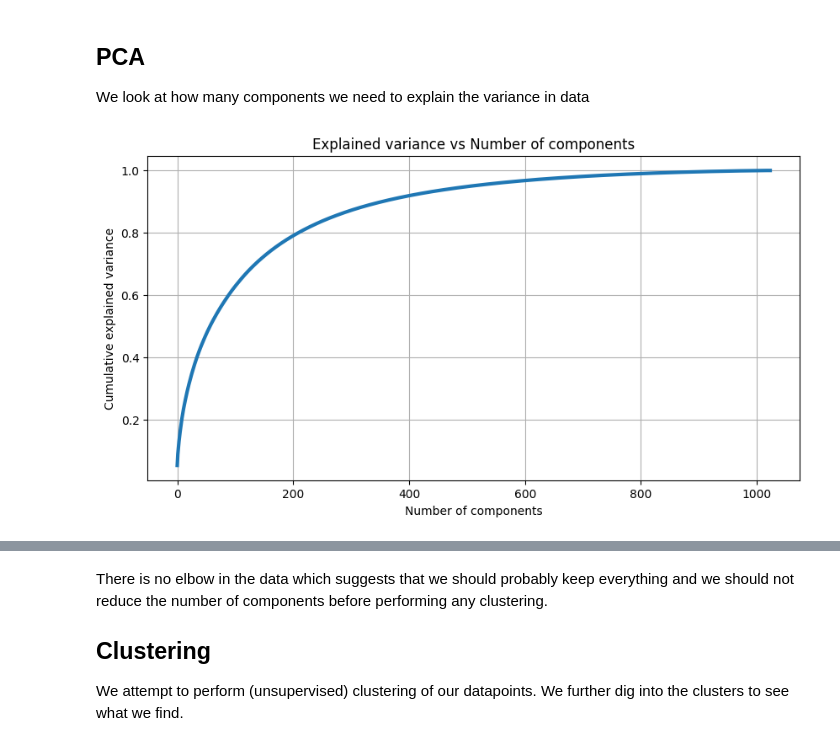
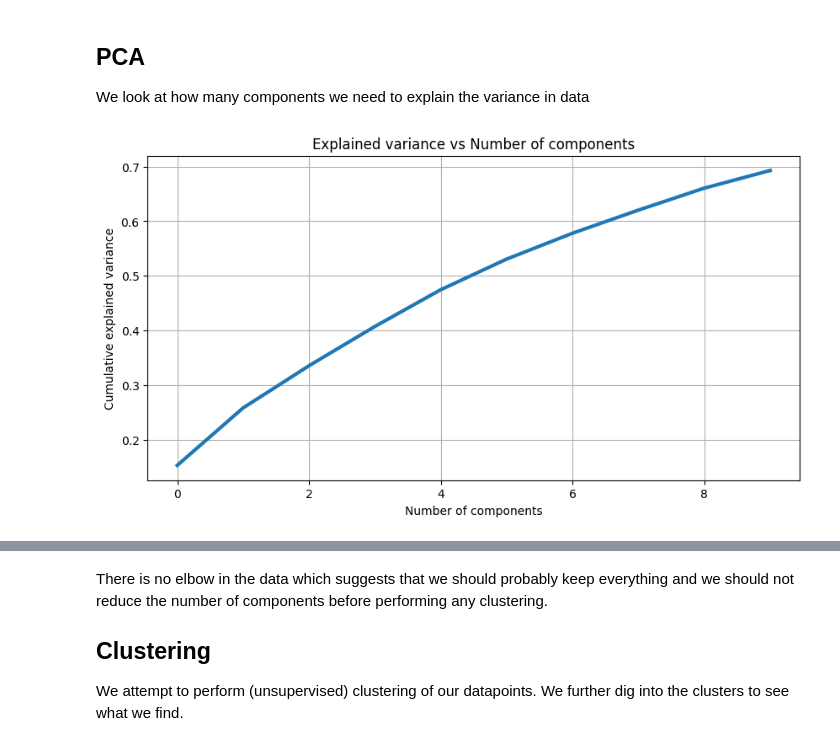
Before and after one commit to sarashs/Exploratory, a Jupyter notebook: FPGA_code_DB.ipynb, the cells around one changed output, grey strips where cells are left out. Drawn from its saved outputs; the diff is of its cells as text; code cells hidden in the pictures.

```diff
--- a/FPGA_code_DB.ipynb
+++ b/FPGA_code_DB.ipynb
@@ -45,28 +42,30 @@ We look at how many components we need to explain the variance in data
 # %%
 import numpy as np
 import matplotlib.pyplot as plt
 from sklearn.decomposition import PCA
+from sklearn.cluster import KMeans
 
-with np.load('sample_verilog_10000_code_sage_small.npz', allow_pickle=True) as data:
-    embeddings = data['code_sage_small']
+with np.load('sample_verilog_ast_cleaned_10000_code_sage_small.npz', allow_pickle=True) as data:
+    embeddings = data['code_sage_small'] # data['bge_embeddings']
+    texts = data['texts']
 
 # Running PCA from 1 to n components
 pca = PCA(n_components=embeddings.shape[1])
 pca.fit(embeddings)
 
 # The amount of variance that each PC explains
 variance = pca.explained_variance_ratio_
 
 # The cumulative variance explained by the PCs
 cumulative_variance = np.cumsum(variance)
 
 # Plotting the cumulative variance against the number of components
 plt.figure(figsize=(10, 5))
-plt.plot(cumulative_variance, lw=3)
+plt.plot(cumulative_variance[:10], lw=3)
 plt.xlabel('Number of components')
 plt.ylabel('Cumulative explained variance')
 plt.title('Explained variance vs Number of components')
 plt.grid(True)
 plt.show()
 # %% [output]
-[figure, old version]
+[figure, new version]
```
Also changed, not shown: parts of 18 cells of this notebook, 1 other file.
